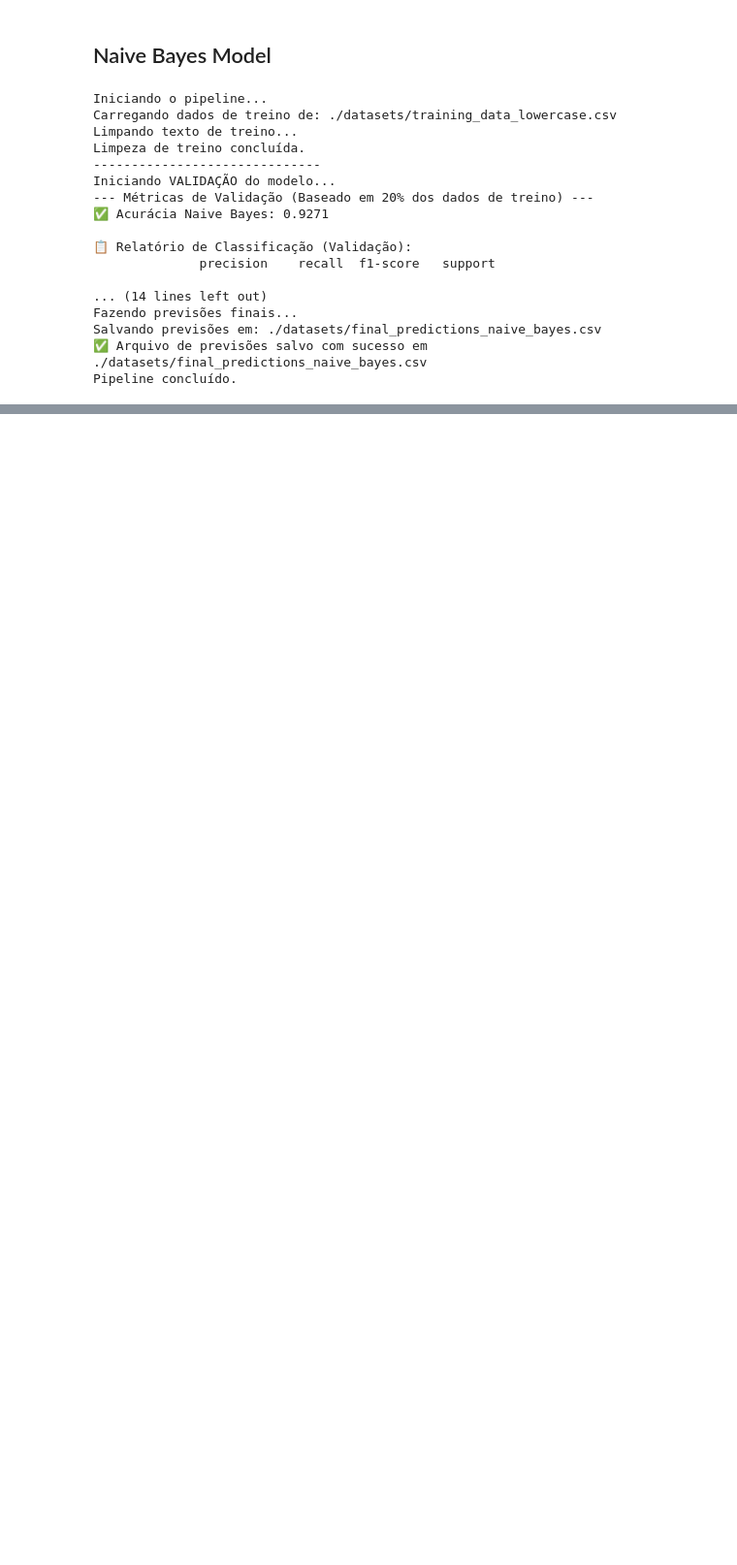
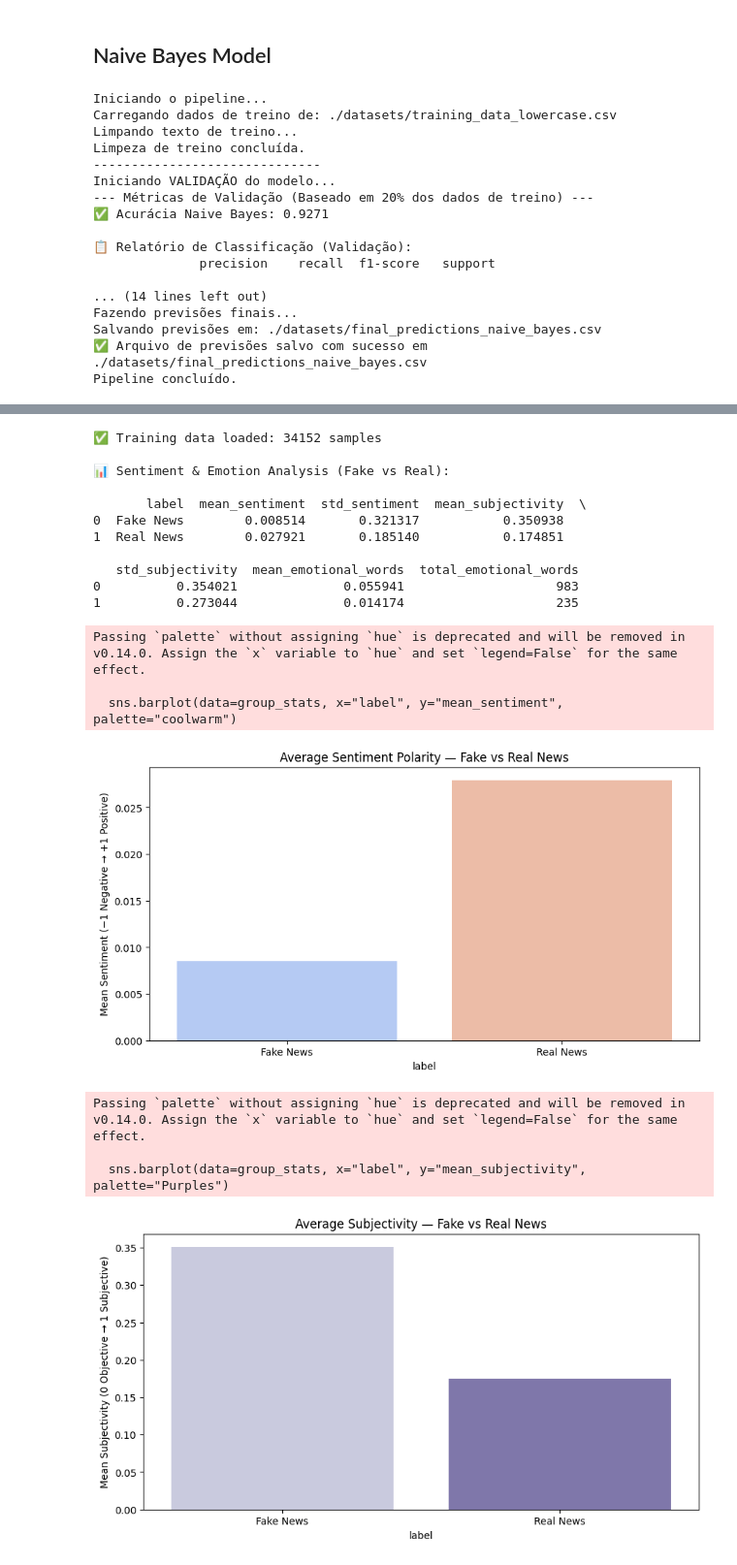
Before and after one commit to moviandev/news-classifier-nlp, a Jupyter notebook: main.ipynb, the cells around one changed output, grey strips where cells are left out. Shown: that part at 97% size. Saved outputs shown, nothing was run; the diff lists cells and outputs as text; code cells hidden in the pictures; blank space fills up the shorter version.

```diff
--- a/main.ipynb
+++ b/main.ipynb
@@ -130,0 +136,22 @@ Pipeline concluído.
+# %%
+sentiment_emotional_analysis(training_path, testing_path)
+# %% [output]
+✅ Training data loaded: 34152 samples
+
+📊 Sentiment & Emotion Analysis (Fake vs Real):
+
+       label  mean_sentiment  std_sentiment  mean_subjectivity  \
+0  Fake News        0.008514       0.321317           0.350938
+1  Real News        0.027921       0.185140           0.174851
+
+   std_subjectivity  mean_emotional_words  total_emotional_words
+0          0.354021              0.055941                    983
+1          0.273044              0.014174                    235
+Passing `palette` without assigning `hue` is deprecated and will be removed in v0.14.0. Assign the `x` variable to `hue` and set `legend=False` for the same effect.
+
+  sns.barplot(data=group_stats, x="label", y="mean_sentiment", palette="coolwarm")
+[figure, added]
+Passing `palette` without assigning `hue` is deprecated and will be removed in v0.14.0. Assign the `x` variable to `hue` and set `legend=False` for the same effect.
+
+  sns.barplot(data=group_stats, x="label", y="mean_subjectivity", palette="Purples")
+[figure, added]
```
Also changed, not shown: parts of 7 cells of this notebook, 4 other files.
